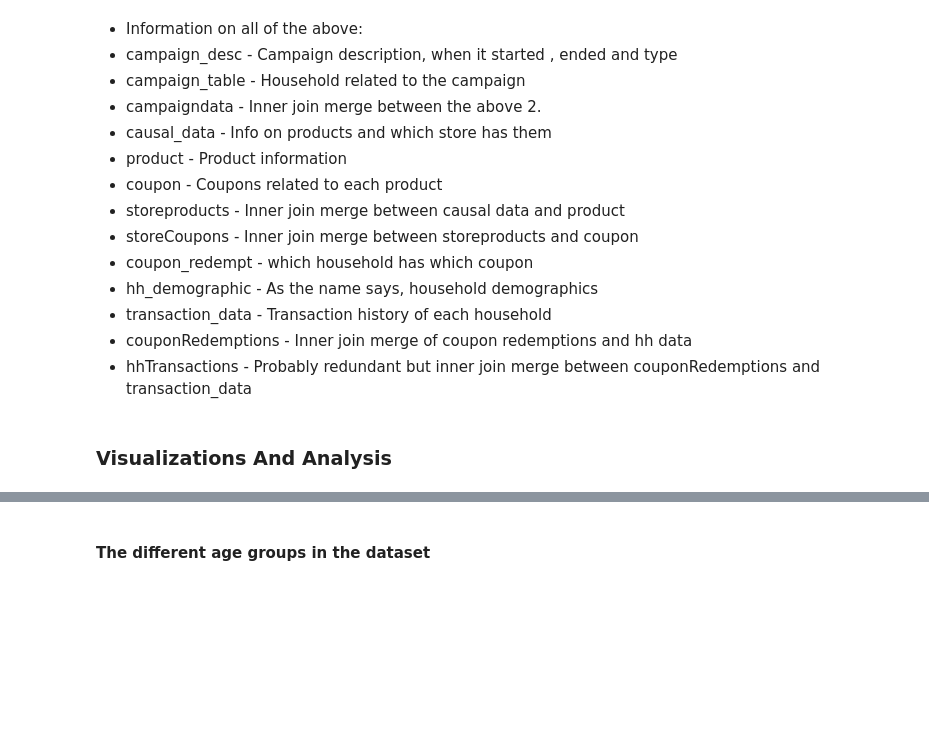
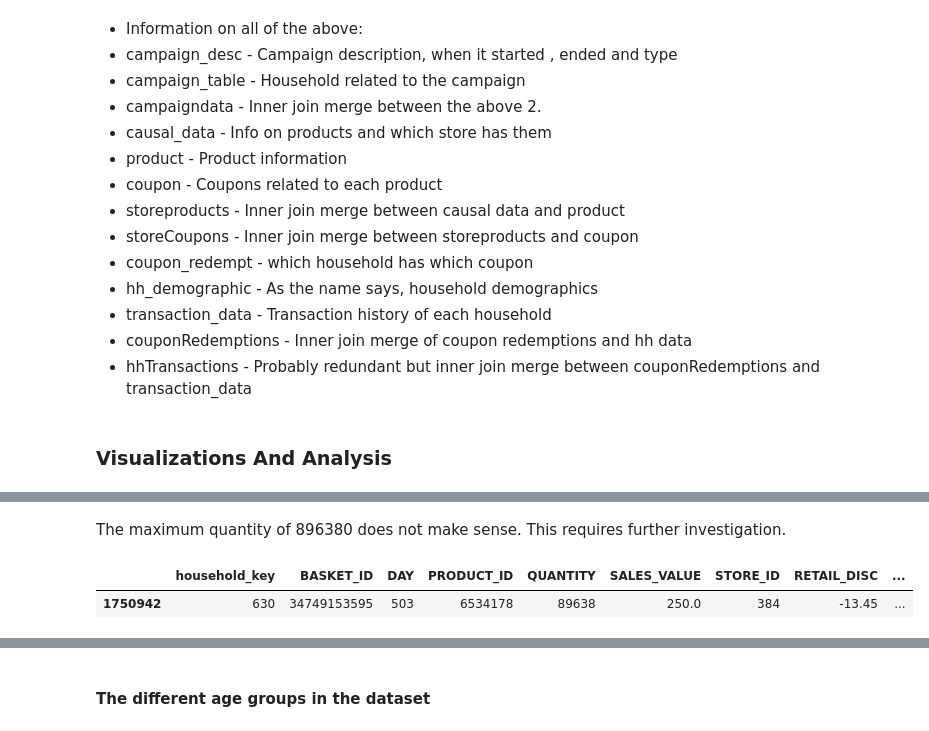
Before and after one commit to vmarklynn/CPSC5310-Project, a Jupyter notebook: Code/EDA_ProjectPart2.ipynb, the cells around one changed output, grey strips where cells are left out. Drawn from its saved outputs; the diff is of its cells as text; code cells hidden in the pictures; blank space fills up the shorter version.

```diff
--- a/Code/EDA_ProjectPart2.ipynb
+++ b/Code/EDA_ProjectPart2.ipynb
@@ -461,0 +466,8 @@ memory usage: 17.1+ MB
+# %% [markdown]
+The maximum quantity of 896380 does not make sense. This requires further
+investigation.
+# %%
+transaction_data[transaction_data["QUANTITY"] == 89638]
+# %% [output]
+|  | household_key | BASKET_ID | DAY | PRODUCT_ID | QUANTITY | SALES_VALUE | STORE_ID | RETAIL_DISC | ... |
+| 1750942 | 630 | 34749153595 | 503 | 6534178 | 89638 | 250.0 | 384 | -13.45 | ... |
```
Also changed, not shown: parts of 20 cells of this notebook.
